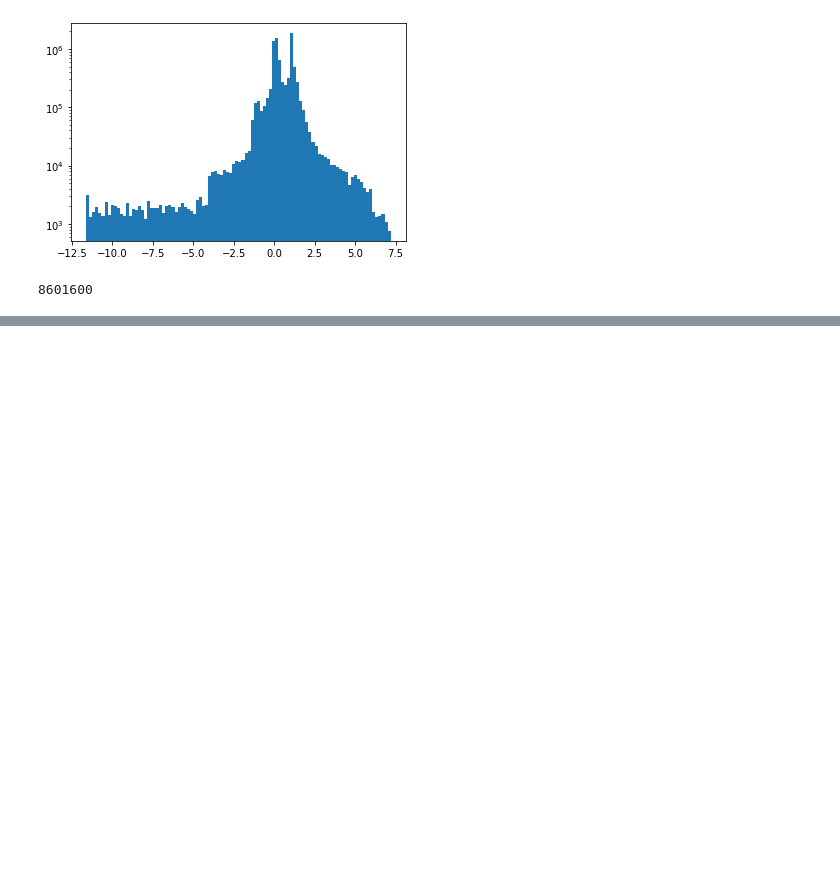
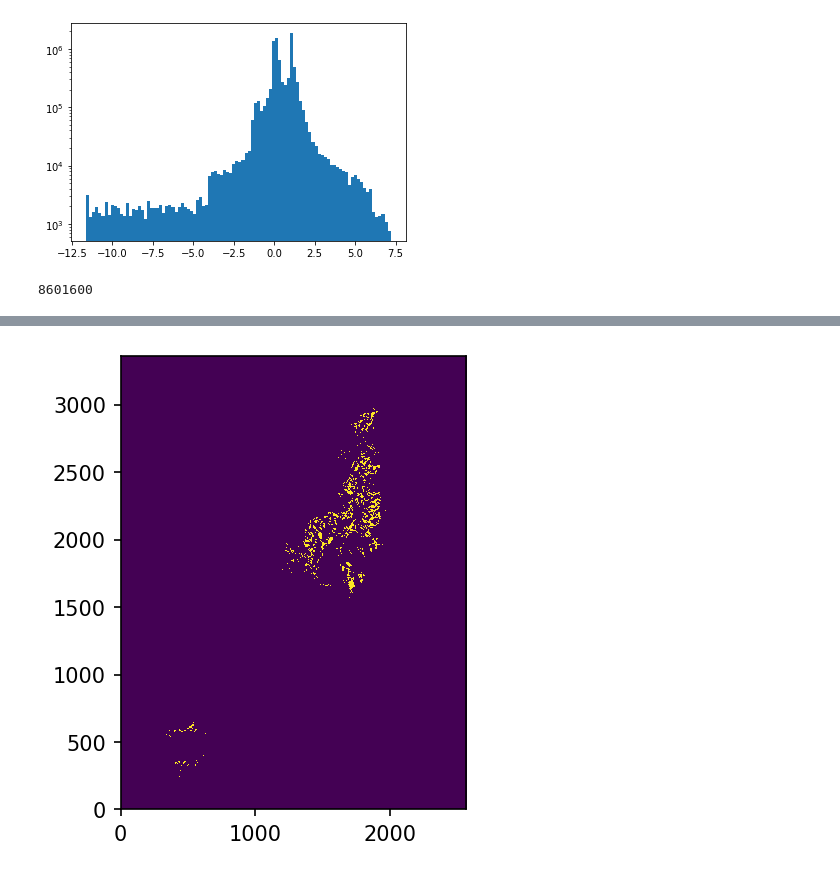
Before and after one commit to Yuchaowni/rainymotion, a Jupyter notebook: docs/notebooks/kakuho_server_data.ipynb, the cells around one changed output, grey strips where cells are left out. Drawn from its saved outputs; the diff is of its cells as text; code cells hidden in the pictures; blank space fills up the shorter version.

```diff
--- a/docs/notebooks/kakuho_server_data.ipynb
+++ b/docs/notebooks/kakuho_server_data.ipynb
@@ -131,0 +176,6 @@ optional arguments:
+# %%
+plt.figure (dpi = 150)
+plt.imshow(gt_in_60_min>= threshold, origin = "lower")
+plt.show()
+# %% [output]
+[figure, added]
```
Also changed, not shown: parts of 12 cells of this notebook, 5 other files.
